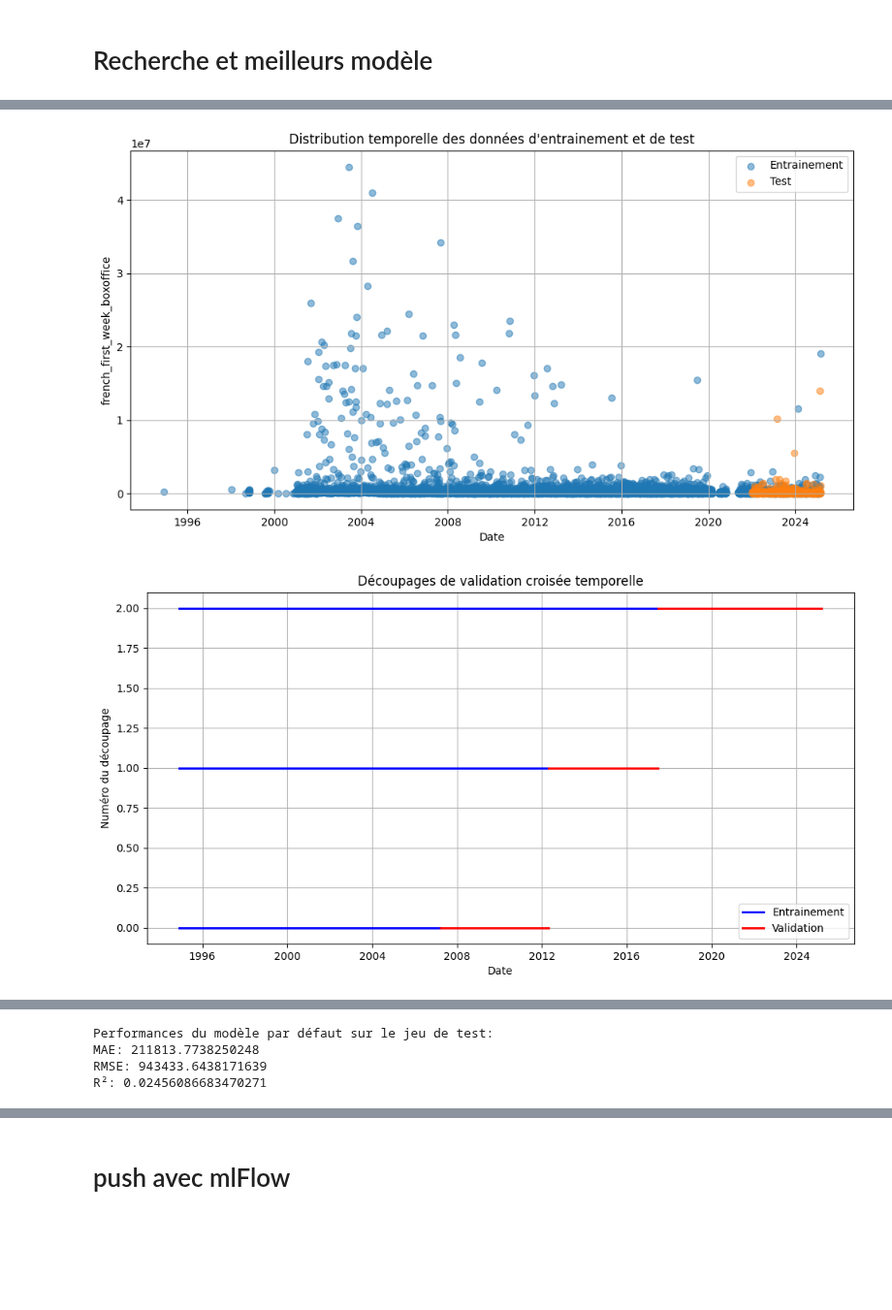
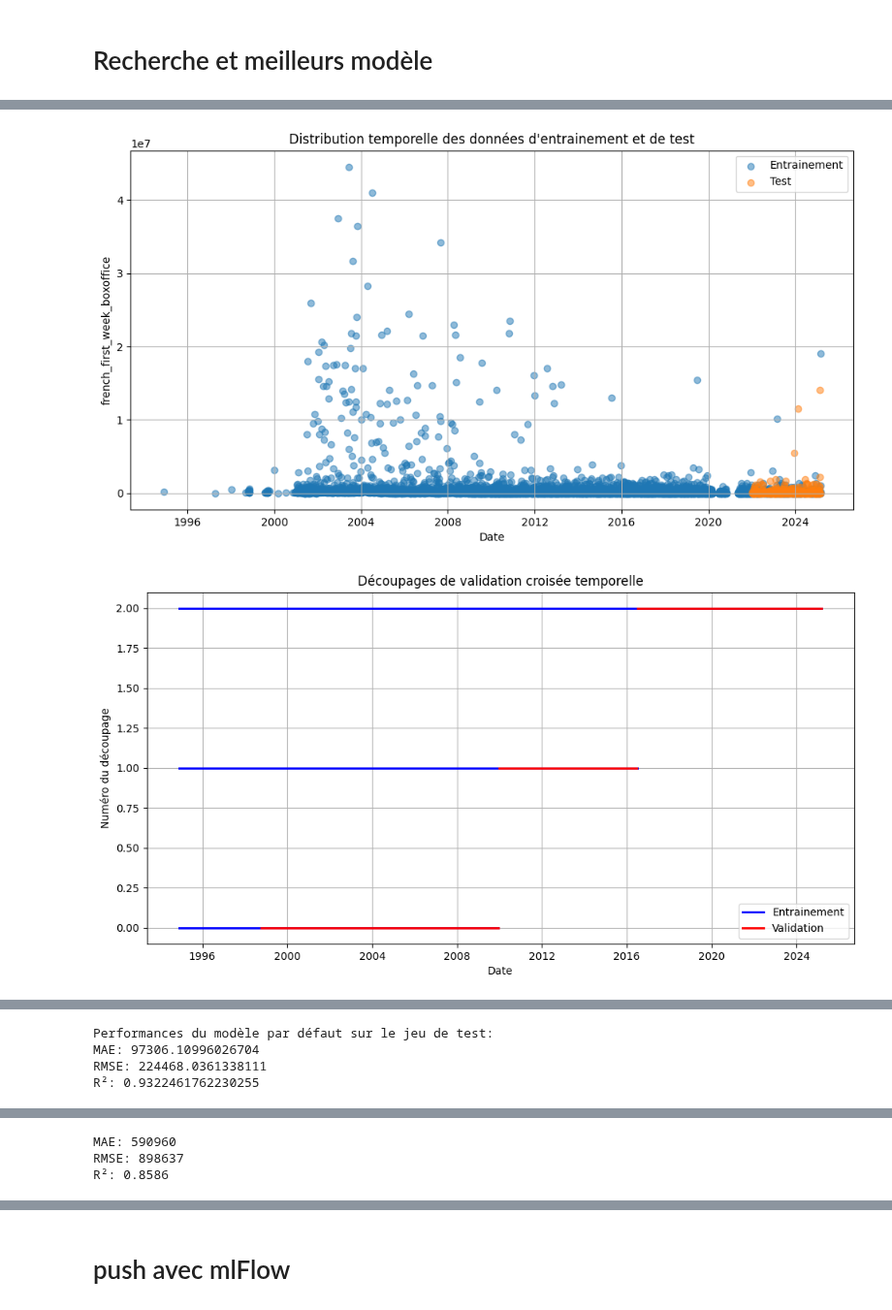
Before and after one commit to SamuelTD/new_is_always_better, a Jupyter notebook: modelisation/victor/arima_Xgboost.ipynb, the cells around one changed output, grey strips where cells are left out. Shown at 97% size. Cells and saved outputs as stored; diff of their text form; code cells hidden in the pictures; blank space fills up the shorter version.

Commit message:
:sparkles: pause whith modelisation

```diff
--- a/modelisation/victor/arima_Xgboost.ipynb
+++ b/modelisation/victor/arima_Xgboost.ipynb
@@ -147,0 +138,18 @@ Attempting to instrument while already instrumented
+# %%
+for col in ['genre', 'langage', 'nationality']:
+    df[col] = df[col].mask(df[col].isna(), ['no value'])
+    col_res = []
+    col_boxoffice_means = {}
+    for col_list in df[col]:
+        col_res.extend(col_list)
+    unique_col = list(set(col_res))
+    print(unique_col)
+    for item in unique_col:
+        df_mask = df[df[col].apply(lambda x : item in x )]
+        mean_value = df_mask['french_first_week_boxoffice'].mean()
+        col_boxoffice_means[item] = mean_value
+    df[f"{col}_target_transform"] = df[col].apply(lambda x : [col_boxoffice_means[s] for s in x])
+    df[f"{col}_target_transform"] = df[f"{col}_target_transform"].apply(lambda x : sorted(x,reverse=True))
+    df[f"{col}_first_target_transform"] = df[f"{col}_target_transform"].apply(lambda x : x[0] if len(x)>0 else 0)
+    df[f"{col}_second_target_transform"] = df[f"{col}_target_transform"].apply(lambda x : x[1] if len(x)>1 else 0)
+    df[f"{col}_third_target_transform"] = df[f"{col}_target_transform"].apply(lambda x : x[2] if len(x)>2 else 0)
@@ -416,7 +495,7 @@ def time_based_split(df, test_years=3, test_ratio=0.5):
 
     return train_indices, test_indices
 # %%
-train_indices, test_indices = time_based_split(df, test_years=3, test_ratio=0.5)
+train_indices, test_indices = time_based_split(df, test_years=test_years, test_ratio=test_ratio)
 X_train, X_test = X.loc[train_indices], X.loc[test_indices]
 y_train, y_test = y.loc[train_indices], y.loc[test_indices]
 # %% [output]
@@ -465,9 +548,14 @@ import numpy as np
 from sklearn.metrics import mean_absolute_error, mean_squared_error, r2_score
 from sklearn.pipeline import Pipeline
 from sklearn.compose import ColumnTransformer
-from sklearn.preprocessing import OneHotEncoder, StandardScaler, MultiLabelBinarizer
+from sklearn.preprocessing import (OneHotEncoder, StandardScaler, MultiLabelBinarizer,
+    OneHotEncoder, StandardScaler, MinMaxScaler,
+    RobustScaler, MaxAbsScaler, PowerTransformer,
+    QuantileTransformer
+)
 from sklearn.impute import SimpleImputer
 from sklearn.base import BaseEstimator, TransformerMixin
+from sklearn.compose import TransformedTargetRegressor
 
 class MultiLabelBinarizerTransformer(BaseEstimator, TransformerMixin):
     def __init__(self):
@@ -519,7 +607,7 @@ def root_mean_squared_error(y_true, y_pred):
 # Fonction pour créer le pipeline avec des hyperparamètres spécifiques
 def create_model(params, numerical_features, date_feature, categorical_features, list_categorical_features):
     numerical_transformer = Pipeline(steps=[
-        ('imputer', SimpleImputer(strategy='median')),
+        ('imputer', SimpleImputer(strategy='mean')),
         ('scaler', StandardScaler())
     ])
 
@@ -560,9 +648,15 @@ def create_model(params, numerical_features, date_feature, categorical_features,
         random_state=42
     )
 
+    reg_with_log_target = TransformedTargetRegressor(
+        regressor=xgboost_reg,
+        func=np.log1p,
+        inverse_func=np.expm1
+    )
+
     model = Pipeline([
         ('preprocessor', preprocessor),
-        ('xgboost', xgboost_reg)
+        ('xgboost', reg_with_log_target)
     ])
 
     return model
@@ -753,7 +1068,7 @@ def optimize_xgboost_time_based(df, X, y, target_column,
     plt.show()
 
     # Créer les découpages pour la validation croisée temporelle
-    cv_splits = time_series_cv_split(X_train, y_train, n_splits=n_cv_splits)
+    cv_splits = create_optimized_cv_splits(X_train, y_train, n_splits=n_cv_splits) # ou time_series_cv_split
 
     # Visualiser les découpages CV
     plt.figure(figsize=(12, 6))
@@ -956,8 +1271,8 @@ best_model, default_model, study, train_indices, test_indices = optimize_xgboost
     date_feature=date_feature,
     categorical_features=categorical_features,
     list_categorical_features=list_categorical_features,
-    test_years=3,
-    test_ratio=0.5,
+    test_years=test_years,
+    test_ratio=test_ratio,
     n_cv_splits=3,
     n_trials=200
 )
@@ -968,2 +1283,2 @@ Plage de dates de test: 2022-01-05 00:00:00 à 2025-03-05 00:00:00
-[figure, old version]
+[figure, new version]
-[figure, old version]
+[figure, new version]
@@ -971,4 +1286,4 @@ Plage de dates de test: 2022-01-05 00:00:00 à 2025-03-05 00:00:00
 Performances du modèle par défaut sur le jeu de test:
-MAE: 211813.7738250248
-RMSE: 943433.6438171639
-R²: 0.02456086683470271
+MAE: 97306.10996026704
+RMSE: 224468.0361338111
+R²: 0.9322461762230255
@@ -1009,0 +1308,18 @@ R²: 0.18085196910265966
+# %%
+threshold = y_test.quantile(0.90)
+best_idx = y_test[y_test >= threshold].index
+X_test_best = X_test.loc[best_idx]
+y_test_best = y_test.loc[best_idx]
+best_model.fit(X_train, y_train)
+y_pred = best_model.predict(X_test_best)
+mae = mean_absolute_error(y_test_best, y_pred)
+rmse = root_mean_squared_error(y_test_best, y_pred)
+r2 = r2_score(y_test_best, y_pred)
+
+print(f"MAE: {mae:.0f}")
+print(f"RMSE: {rmse:.0f}")
+print(f"R²: {r2:.4f}")
+# %% [output]
+MAE: 590960
+RMSE: 898637
+R²: 0.8586
```
Also changed, not shown: parts of 27 cells of this notebook, 5 other files.
